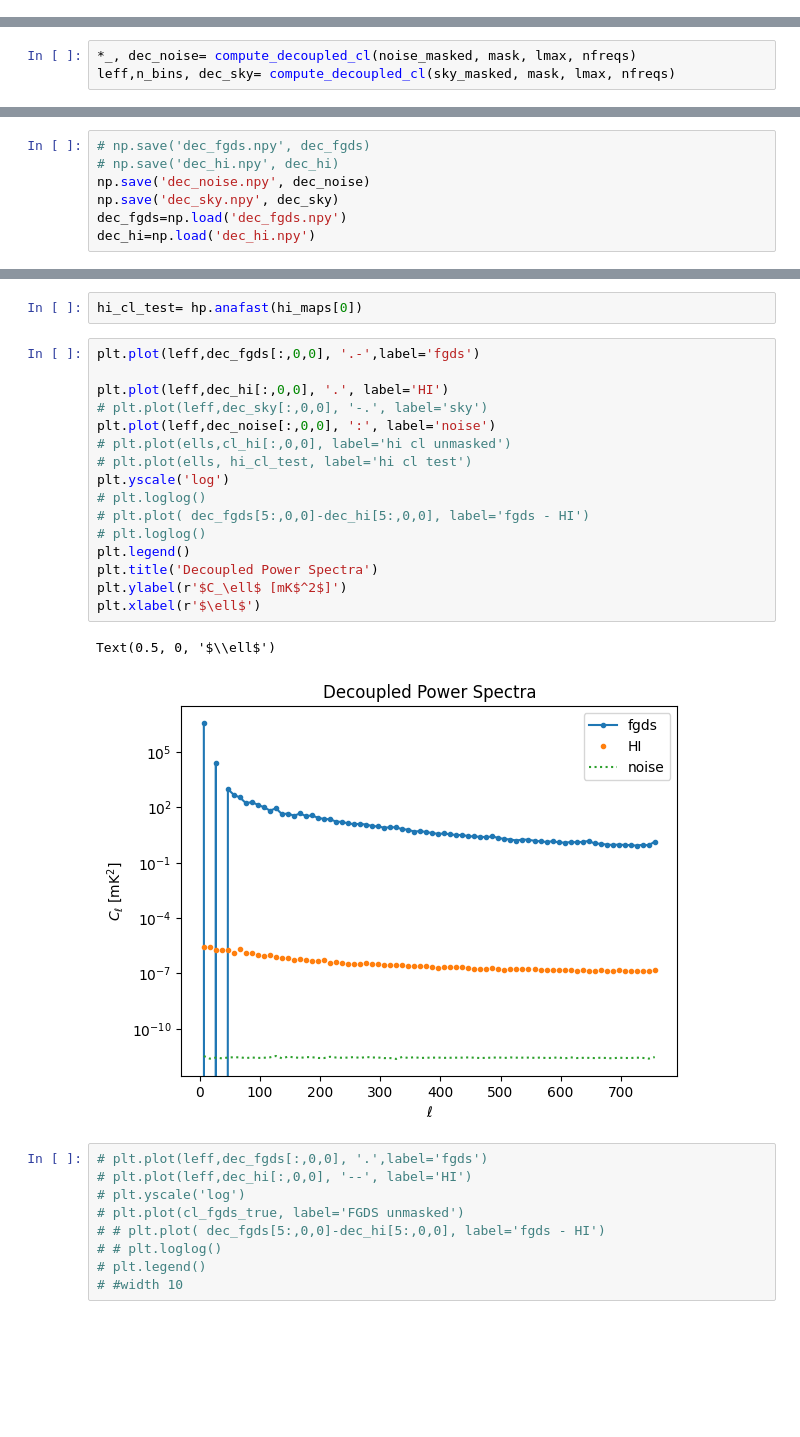
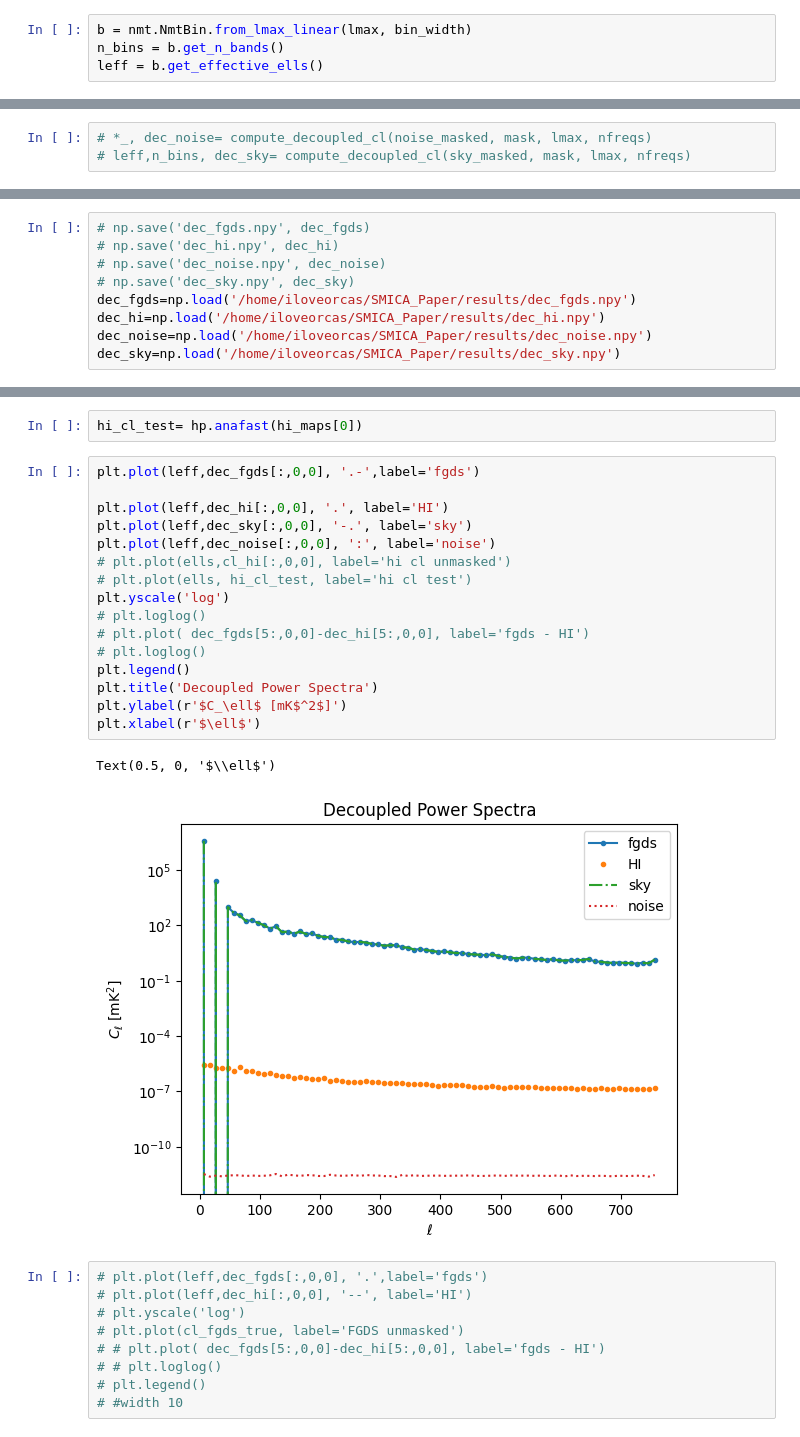
Before and after one commit to urwa99/SMICA_Paper, a Jupyter notebook: Notebooks_1/smica_test.ipynb, the cells around one changed output, grey strips where cells are left out. Drawn from its saved outputs; the diff is of its cells as text; blank space fills up the shorter version.

```diff
--- a/Notebooks_1/smica_test.ipynb
+++ b/Notebooks_1/smica_test.ipynb
@@ -233,4 +243,8 @@ def compute_decoupled_cl( maps: np.ndarray, masks:np.ndarray, l_max:int, n_freq:
                 cldec[:, j, i] = cldec[:, i, j]
 
     return leff,n_bins,cldec
+# %%
+b = nmt.NmtBin.from_lmax_linear(lmax, bin_width)
+n_bins = b.get_n_bands()
+leff = b.get_effective_ells()
 # %%
@@ -255,8 +269,8 @@ processing map 51
 processing map 52
 processing map 53
 # %%
-*_, dec_noise= compute_decoupled_cl(noise_masked, mask, lmax, nfreqs)
-leff,n_bins, dec_sky= compute_decoupled_cl(sky_masked, mask, lmax, nfreqs)
+# *_, dec_noise= compute_decoupled_cl(noise_masked, mask, lmax, nfreqs)
+# leff,n_bins, dec_sky= compute_decoupled_cl(sky_masked, mask, lmax, nfreqs)
 # %% [output]
 processing map 0
 processing map 1
@@ -278,10 +292,12 @@ processing map 53
 # %%
 # np.save('dec_fgds.npy', dec_fgds)
 # np.save('dec_hi.npy', dec_hi)
-np.save('dec_noise.npy', dec_noise)
-np.save('dec_sky.npy', dec_sky)
-dec_fgds=np.load('dec_fgds.npy')
-dec_hi=np.load('dec_hi.npy')
+# np.save('dec_noise.npy', dec_noise)
+# np.save('dec_sky.npy', dec_sky)
+dec_fgds=np.load('/home/iloveorcas/SMICA_Paper/results/dec_fgds.npy')
+dec_hi=np.load('/home/iloveorcas/SMICA_Paper/results/dec_hi.npy')
+dec_noise=np.load('/home/iloveorcas/SMICA_Paper/results/dec_noise.npy')
+dec_sky=np.load('/home/iloveorcas/SMICA_Paper/results/dec_sky.npy')
 # %%
 l=3
 # %%
@@ -314,22 +330,22 @@ hi_cl_test= hp.anafast(hi_maps[0])
 # %%
 plt.plot(leff,dec_fgds[:,0,0], '.-',label='fgds')
 
 plt.plot(leff,dec_hi[:,0,0], '.', label='HI')
-# plt.plot(leff,dec_sky[:,0,0], '-.', label='sky')
+plt.plot(leff,dec_sky[:,0,0], '-.', label='sky')
 plt.plot(leff,dec_noise[:,0,0], ':', label='noise')
 # plt.plot(ells,cl_hi[:,0,0], label='hi cl unmasked')
 # plt.plot(ells, hi_cl_test, label='hi cl test')
 plt.yscale('log')
 # plt.loglog()
 # plt.plot( dec_fgds[5:,0,0]-dec_hi[5:,0,0], label='fgds - HI')
 # plt.loglog()
 plt.legend()
 plt.title('Decoupled Power Spectra')
 plt.ylabel(r'$C_\ell$ [mK$^2$]')
 plt.xlabel(r'$\ell$')
 # %% [output]
 Text(0.5, 0, '$\\ell$')
-[figure, old version]
+[figure, new version]
 # %%
 # plt.plot(leff,dec_fgds[:,0,0], '.',label='fgds')
 # plt.plot(leff,dec_hi[:,0,0], '--', label='HI')
```
Also changed, not shown: parts of 25 cells of this notebook.
